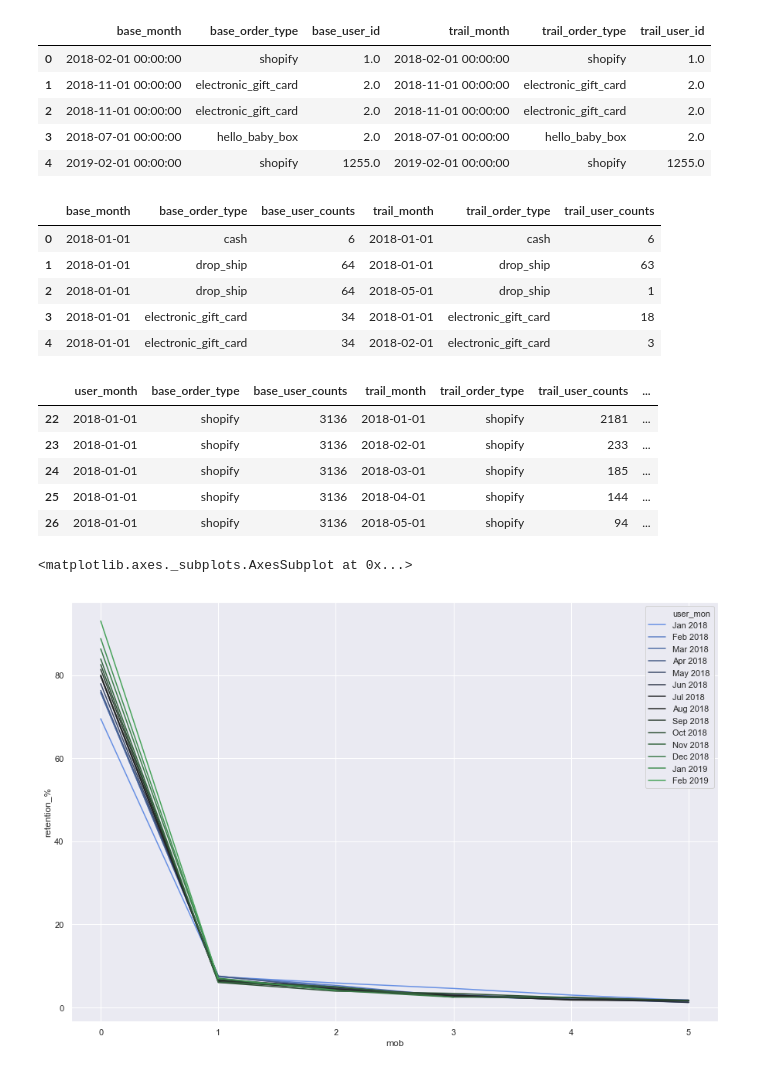
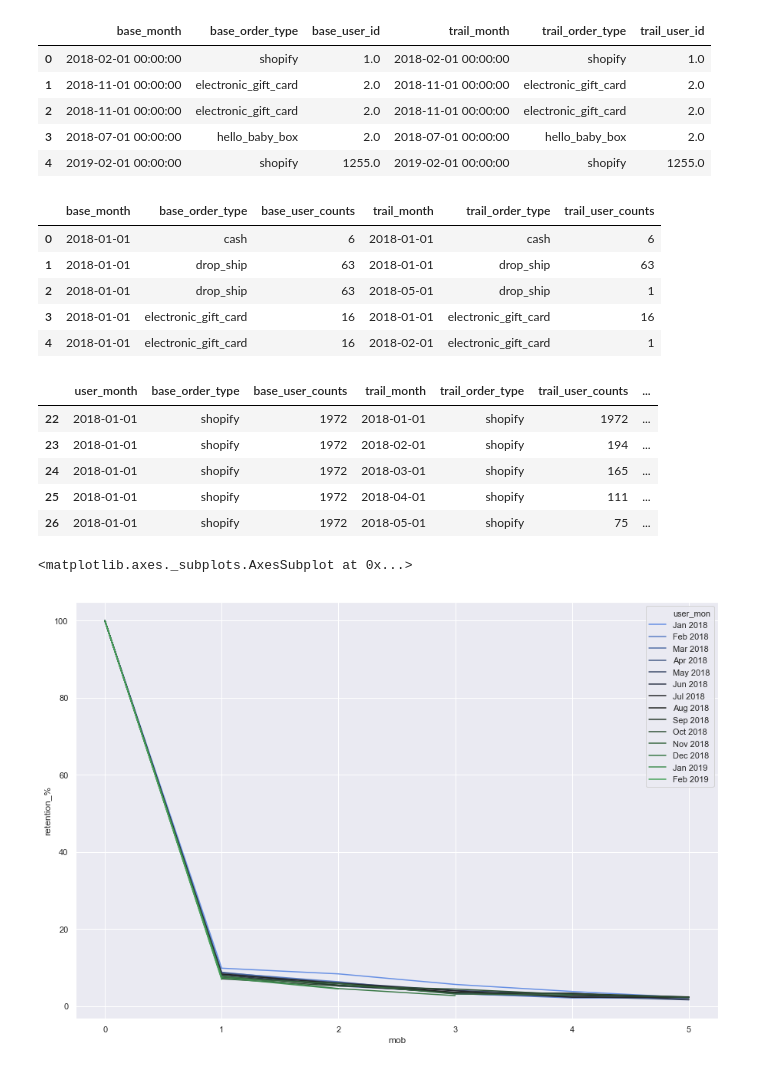
Before and after one commit to coolcalbeans/Ecom_Transaction_analysis, a Jupyter notebook: Babylist_Ecom_analysis.ipynb, the cells around one changed output. Drawn from its saved outputs; the diff is of its cells as text; code cells hidden in the pictures.

```diff
--- a/Babylist_Ecom_analysis.ipynb
+++ b/Babylist_Ecom_analysis.ipynb
@@ -647,23 +649,23 @@ Cohort shape: (282352, 6)
 | 3 | 2018-07-01 00:00:00 | hello_baby_box | 2.0 | 2018-07-01 00:00:00 | hello_baby_box | 2.0 |
 | 4 | 2019-02-01 00:00:00 | shopify | 1255.0 | 2019-02-01 00:00:00 | shopify | 1255.0 |
 # %%
-df_base_counts = df_cohort.groupby(['base_month','base_order_type'])['base_user_id'].count().reset_index()
+df_base_counts = df_cohort.groupby(['base_month','base_order_type'])['base_user_id'].nunique().reset_index()
 df_base_counts = df_base_counts.rename(columns={'base_user_id':'base_user_counts'})
 
-df_trail_counts = df_cohort.groupby(['base_month','base_order_type','trail_month','trail_order_type'])['trail_user_id'].count().reset_index()
+df_trail_counts = df_cohort.groupby(['base_month','base_order_type','trail_month','trail_order_type'])['trail_user_id'].nunique().reset_index()
 df_trail_counts = df_trail_counts.rename(columns={'trail_user_id':'trail_user_counts'})
 
 df_coh_counts = pd.merge(df_base_counts,df_trail_counts,how='left',on=['base_month','base_order_type'])
 df_coh_counts['base_month'] = pd.to_datetime(df_coh_counts['base_month'])
 df_coh_counts['trail_month'] = pd.to_datetime(df_coh_counts['trail_month'])
 df_coh_counts.head()
 # %% [output]
 |  | base_month | base_order_type | base_user_counts | trail_month | trail_order_type | trail_user_counts |
 | 0 | 2018-01-01 | cash | 6 | 2018-01-01 | cash | 6 |
-| 1 | 2018-01-01 | drop_ship | 64 | 2018-01-01 | drop_ship | 63 |
-| 2 | 2018-01-01 | drop_ship | 64 | 2018-05-01 | drop_ship | 1 |
-| 3 | 2018-01-01 | electronic_gift_card | 34 | 2018-01-01 | electronic_gift_card | 18 |
-| 4 | 2018-01-01 | electronic_gift_card | 34 | 2018-02-01 | electronic_gift_card | 3 |
+| 1 | 2018-01-01 | drop_ship | 63 | 2018-01-01 | drop_ship | 63 |
+| 2 | 2018-01-01 | drop_ship | 63 | 2018-05-01 | drop_ship | 1 |
+| 3 | 2018-01-01 | electronic_gift_card | 16 | 2018-01-01 | electronic_gift_card | 16 |
+| 4 | 2018-01-01 | electronic_gift_card | 16 | 2018-02-01 | electronic_gift_card | 1 |
 # %%
 # Function to get the number of months between two given dates.
 # For e.g. cohort date and trail dates
@@ -684,16 +686,16 @@ df_shopify_retention = df_shopify_retention.iloc[:-1,:].copy()
 df_shopify_retention.head()
 # %% [output]
 |  | user_month | base_order_type | base_user_counts | trail_month | trail_order_type | trail_user_counts | ... |
-| 22 | 2018-01-01 | shopify | 3136 | 2018-01-01 | shopify | 2181 | ... |
-| 23 | 2018-01-01 | shopify | 3136 | 2018-02-01 | shopify | 233 | ... |
-| 24 | 2018-01-01 | shopify | 3136 | 2018-03-01 | shopify | 185 | ... |
-| 25 | 2018-01-01 | shopify | 3136 | 2018-04-01 | shopify | 144 | ... |
-| 26 | 2018-01-01 | shopify | 3136 | 2018-05-01 | shopify | 94 | ... |
+| 22 | 2018-01-01 | shopify | 1972 | 2018-01-01 | shopify | 1972 | ... |
+| 23 | 2018-01-01 | shopify | 1972 | 2018-02-01 | shopify | 194 | ... |
+| 24 | 2018-01-01 | shopify | 1972 | 2018-03-01 | shopify | 165 | ... |
+| 25 | 2018-01-01 | shopify | 1972 | 2018-04-01 | shopify | 111 | ... |
+| 26 | 2018-01-01 | shopify | 1972 | 2018-05-01 | shopify | 75 | ... |
 # %%
 palette = sns.diverging_palette(255, 133, l=60, n=14, center="dark")
 sns.lineplot(x='mob',y='retention_%',data=df_shopify_retention[df_shopify_retention['mob'] <=5],
              hue='user_mon', palette=palette)
 # %% [output]
 <matplotlib.axes._subplots.AxesSubplot at 0x...>
-[figure, old version]
+[figure, new version]
 # %%
```
Also changed, not shown: parts of 5 cells of this notebook.
